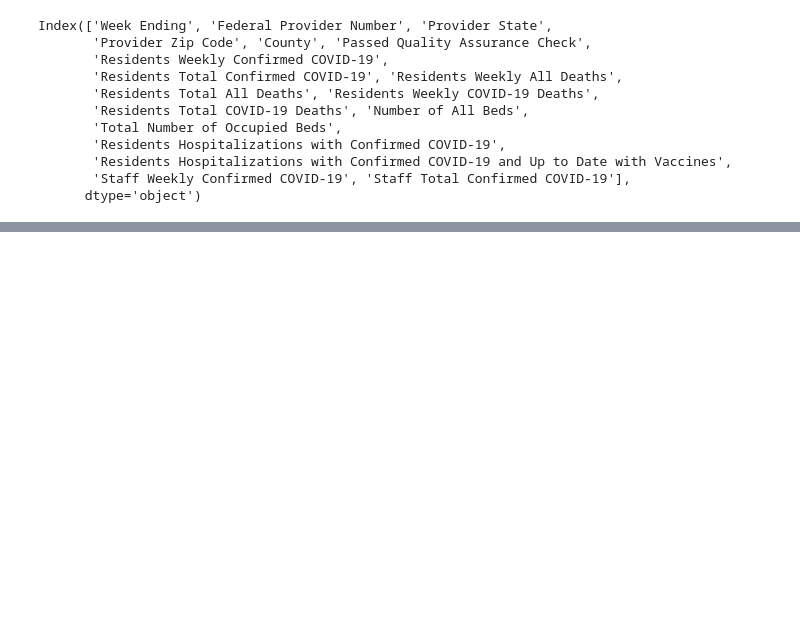
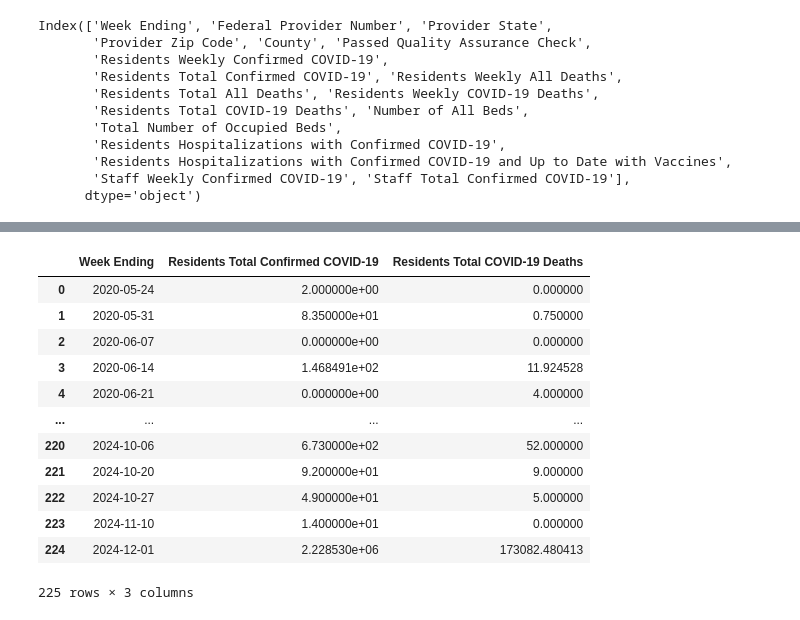
Before and after one commit to heiditam/covid19_nursing_home, a Jupyter notebook: data_exploration.ipynb, the cells around one changed output, grey strips where cells are left out. Cells and saved outputs as stored; diff of their text form; code cells hidden in the pictures; blank space fills up the shorter version.

```diff
--- a/data_exploration.ipynb
+++ b/data_exploration.ipynb
@@ -270,0 +297,20 @@ Index(['Week Ending', 'Federal Provider Number', 'Provider State',
+# %%
+weekly = df.copy()
+weekly = weekly.sort_values(by = 'Week Ending')[['Week Ending','Residents Total Confirmed COVID-19', 'Residents Total COVID-19 Deaths']]
+weekly = weekly.groupby('Week Ending').sum().reset_index() # Aggregating since there are repeat weeks
+weekly['Week Ending'] = pd.to_datetime(weekly['Week Ending'])
+weekly
+# %% [output]
+|  | Week Ending | Residents Total Confirmed COVID-19 | Residents Total COVID-19 Deaths |
+| 0 | 2020-05-24 | 2.000000e+00 | 0.000000 |
+| 1 | 2020-05-31 | 8.350000e+01 | 0.750000 |
+| 2 | 2020-06-07 | 0.000000e+00 | 0.000000 |
+| 3 | 2020-06-14 | 1.468491e+02 | 11.924528 |
+| 4 | 2020-06-21 | 0.000000e+00 | 4.000000 |
+| ... | ... | ... | ... |
+| 220 | 2024-10-06 | 6.730000e+02 | 52.000000 |
+| 221 | 2024-10-20 | 9.200000e+01 | 9.000000 |
+| 222 | 2024-10-27 | 4.900000e+01 | 5.000000 |
+| 223 | 2024-11-10 | 1.400000e+01 | 0.000000 |
+| 224 | 2024-12-01 | 2.228530e+06 | 173082.480413 |
+225 rows × 3 columns
```
Also changed, not shown: parts of 8 cells of this notebook.
